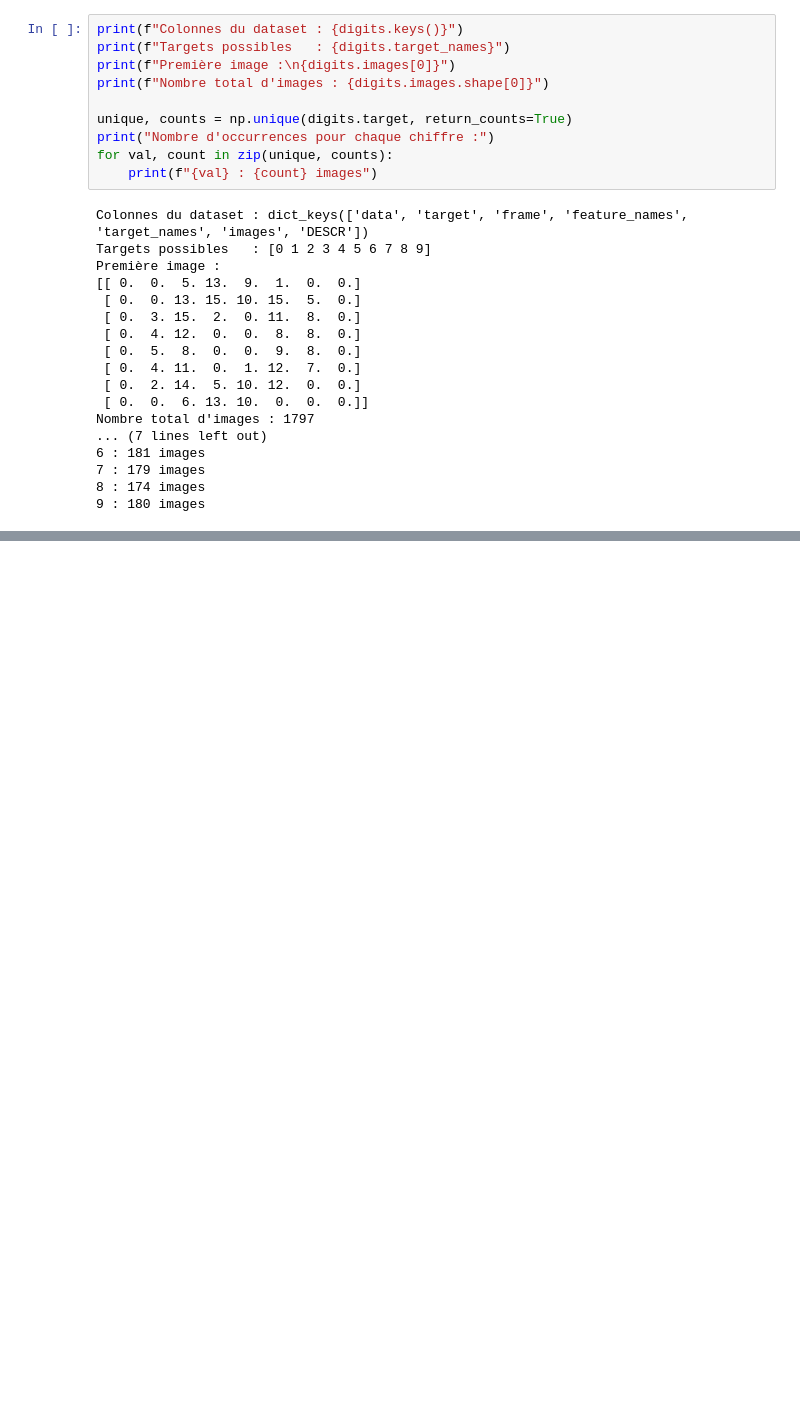
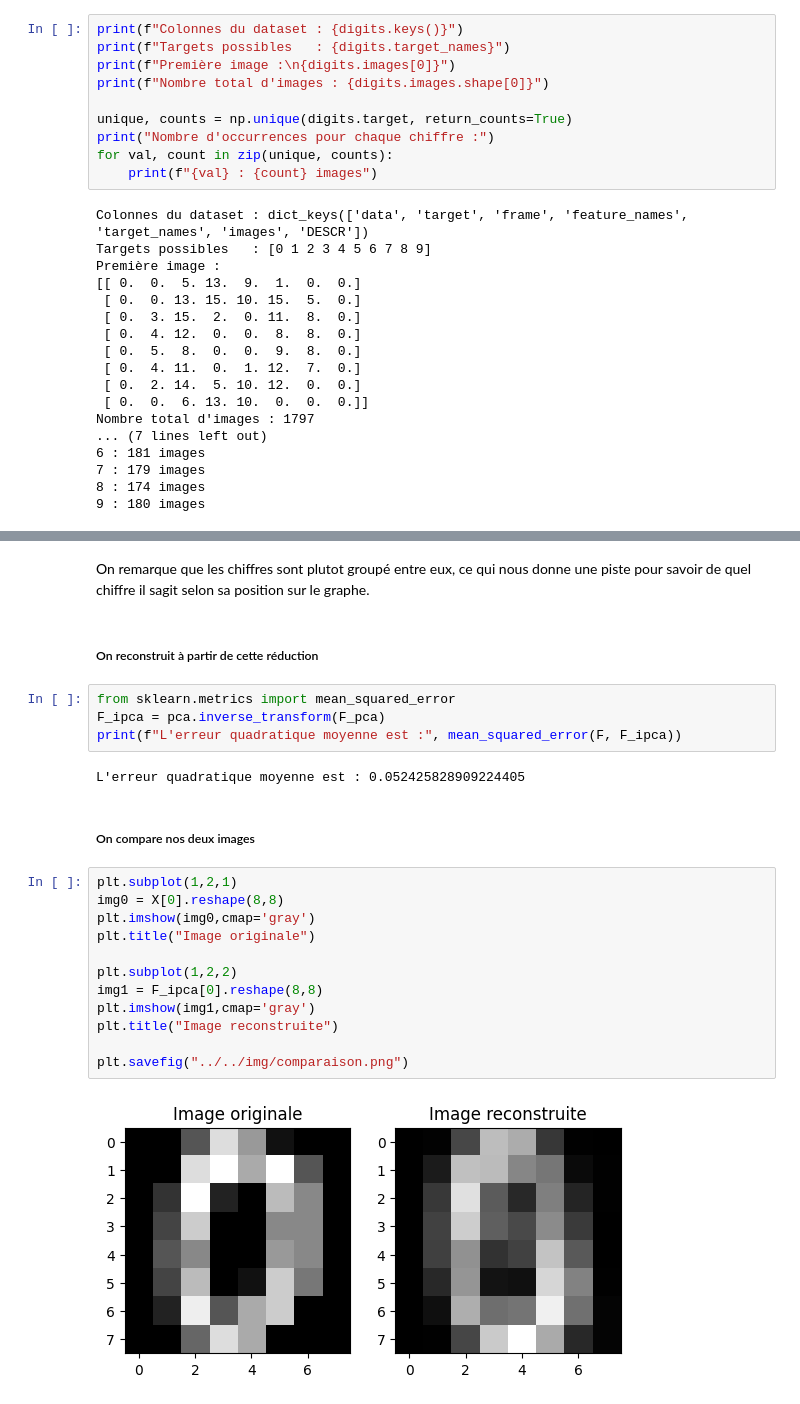
Before and after one commit to bogwee/intro_ml_2025, a Jupyter notebook: src/amine/code3.ipynb, the cells around one changed output, grey strips where cells are left out. Drawn from its saved outputs; the diff is of its cells as text; blank space fills up the shorter version.

```diff
--- a/src/amine/code3.ipynb
+++ b/src/amine/code3.ipynb
@@ -53,0 +90,26 @@ Nombre total d'images : 1797
+# %% [markdown]
+On remarque que les chiffres sont plutot groupé entre eux, ce qui nous donne une piste pour savoir de quel chiffre il sagit selon sa position sur le graphe.
+# %% [markdown]
+##### On reconstruit à partir de cette réduction
+# %%
+from sklearn.metrics import mean_squared_error
+F_ipca = pca.inverse_transform(F_pca)
+print(f"L'erreur quadratique moyenne est :", mean_squared_error(F, F_ipca))
+# %% [output]
+L'erreur quadratique moyenne est : 0.052425828909224405
+# %% [markdown]
+##### On compare nos deux images
+# %%
+plt.subplot(1,2,1)
+img0 = X[0].reshape(8,8)
+plt.imshow(img0,cmap='gray')
+plt.title("Image originale")
+
+plt.subplot(1,2,2)
+img1 = F_ipca[0].reshape(8,8)
+plt.imshow(img1,cmap='gray')
+plt.title("Image reconstruite")
+
+plt.savefig("../../img/comparaison.png")
+# %% [output]
+[figure, added]
```
Also changed, not shown: parts of 11 cells of this notebook, 3 other files.
